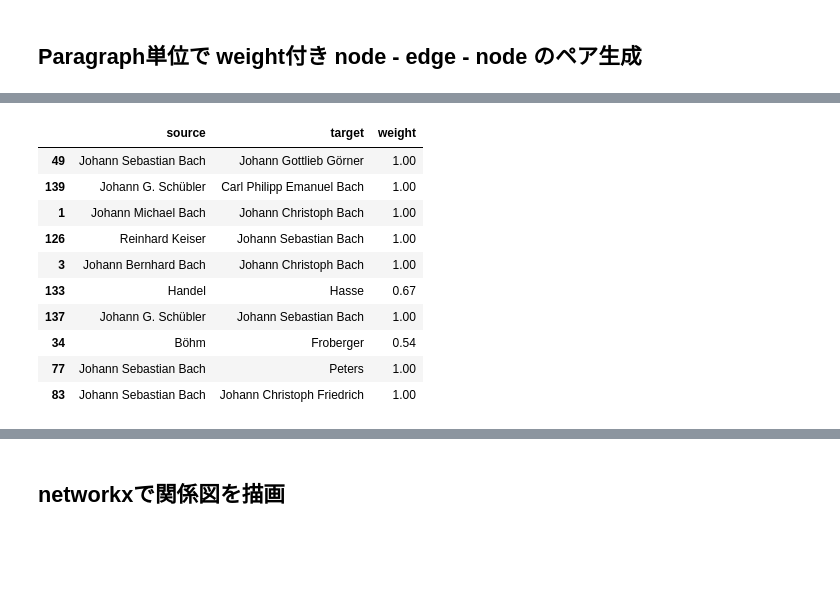
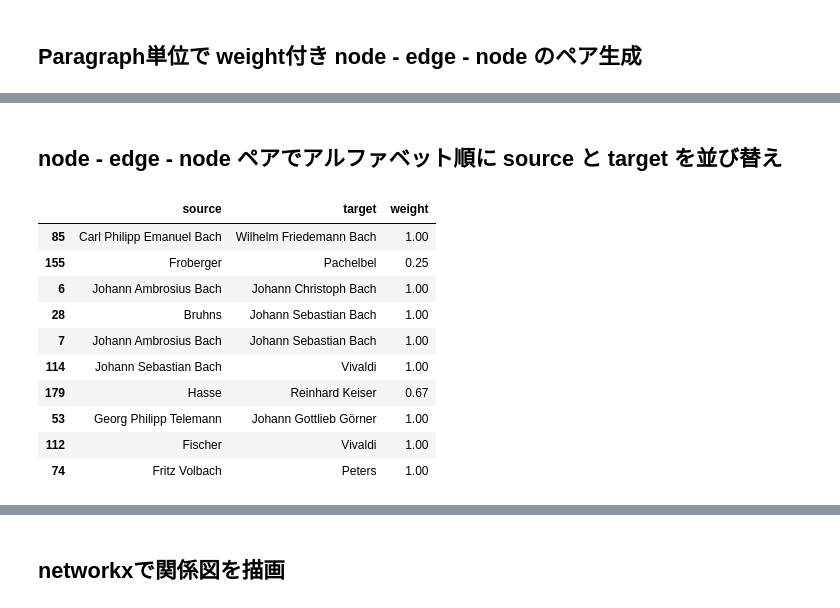
Before and after one commit to araobp/Learning-MarTech, a Jupyter notebook: spaCy/spaCy_networkx3.ipynb, the cells around one changed output, grey strips where cells are left out. Saved outputs shown, nothing was run; the diff lists cells and outputs as text; code cells hidden in the pictures; blank space fills up the shorter version.

```diff
--- a/spaCy/spaCy_networkx3.ipynb
+++ b/spaCy/spaCy_networkx3.ipynb
@@ -283,15 +288,24 @@ df.sample(10)
-# %%
-relationships_df = df.groupby(['source', 'target'], sort=False, as_index=False).sum()
-relationships_df.sample(10)
-# %% [output]
-|  | source | target | weight |
-| 49 | Johann Sebastian Bach | Johann Gottlieb Görner | 1.00 |
-| 139 | Johann G. Schübler | Carl Philipp Emanuel Bach | 1.00 |
-| 1 | Johann Michael Bach | Johann Christoph Bach | 1.00 |
-| 126 | Reinhard Keiser | Johann Sebastian Bach | 1.00 |
-| 3 | Johann Bernhard Bach | Johann Christoph Bach | 1.00 |
-| 133 | Handel | Hasse | 0.67 |
-| 137 | Johann G. Schübler | Johann Sebastian Bach | 1.00 |
-| 34 | Böhm | Froberger | 0.54 |
-| 77 | Johann Sebastian Bach | Peters | 1.00 |
-| 83 | Johann Sebastian Bach | Johann Christoph Friedrich | 1.00 |
+# %% [markdown]
+## node - edge - node ペアでアルファベット順に source と target を並び替え
+# %%
+def swap(row):
+    if row.source > row.target:  # target is lphabetically before source
+        source = row.source
+        row.source = row.target
+        row.target = source
+    return row
+
+df = df.apply(swap, axis=1)
+df.sample(10)
+# %% [output]
+|  | source | target | weight |
+| 85 | Carl Philipp Emanuel Bach | Wilhelm Friedemann Bach | 1.00 |
+| 155 | Froberger | Pachelbel | 0.25 |
+| 6 | Johann Ambrosius Bach | Johann Christoph Bach | 1.00 |
+| 28 | Bruhns | Johann Sebastian Bach | 1.00 |
+| 7 | Johann Ambrosius Bach | Johann Sebastian Bach | 1.00 |
+| 114 | Johann Sebastian Bach | Vivaldi | 1.00 |
+| 179 | Hasse | Reinhard Keiser | 0.67 |
+| 53 | Georg Philipp Telemann | Johann Gottlieb Görner | 1.00 |
+| 112 | Fischer | Vivaldi | 1.00 |
+| 74 | Fritz Volbach | Peters | 1.00 |
```
Also changed, not shown: parts of 13 cells of this notebook, 4 other files.
